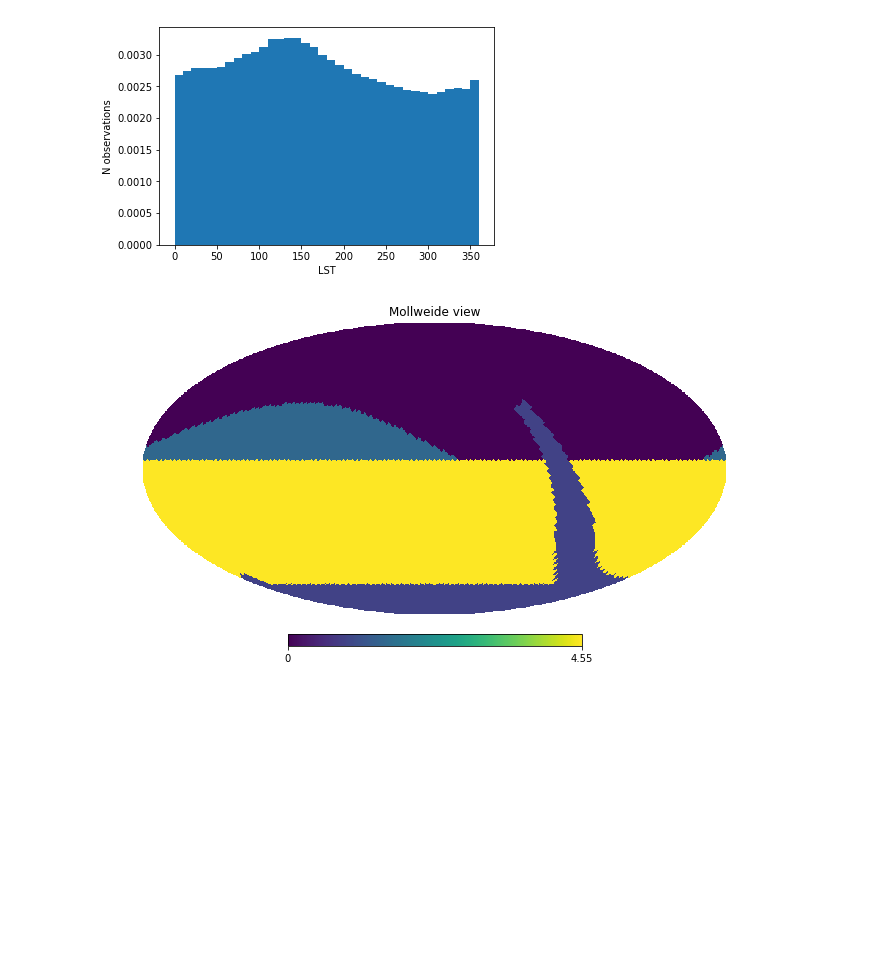
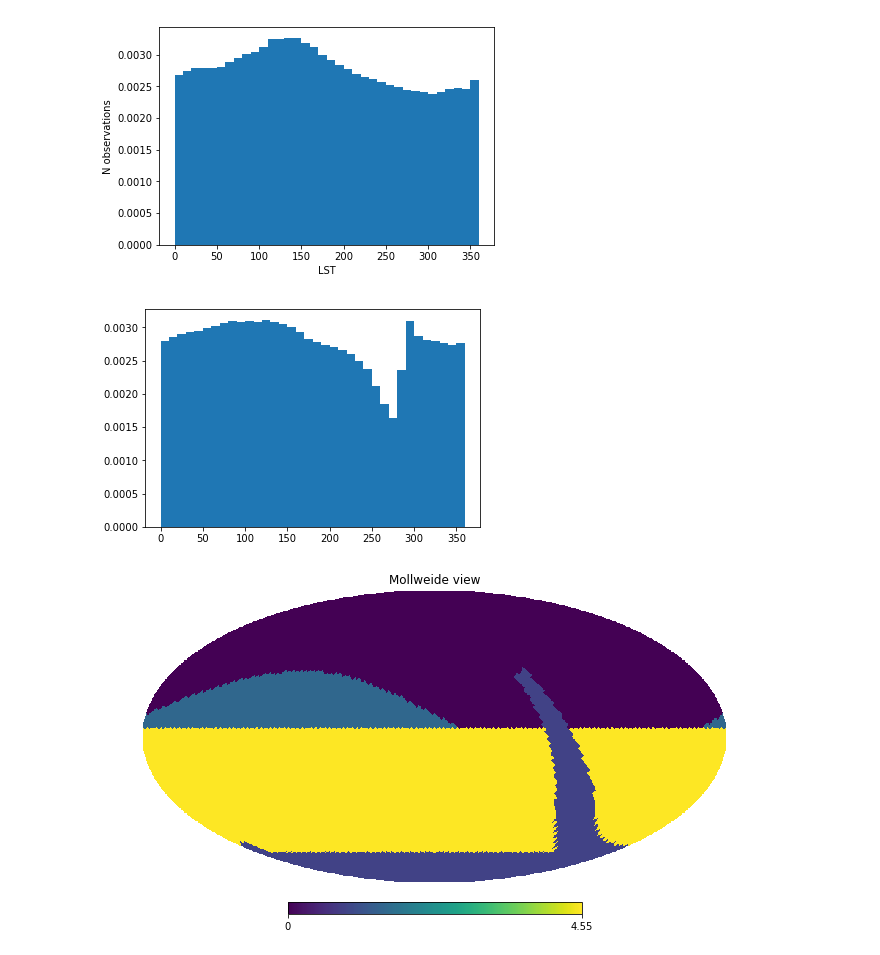
Before and after one commit to lsst-sims/sims_featureScheduler_runs1.4, a Jupyter notebook: notebooks/oversubscribed.ipynb, the cells around one changed output. Saved outputs shown, nothing was run; the diff lists cells and outputs as text; code cells hidden in the pictures; blank space fills up the shorter version.

```diff
--- a/notebooks/oversubscribed.ipynb
+++ b/notebooks/oversubscribed.ipynb
@@ -21,6 +21,10 @@ plt.ylabel('N observations')
 # %% [output]
 <matplotlib.text.Text at 0x...>
 [figure]
+# %%
+ack_ra =  plt.hist(df['fieldRA'], bins=bins, normed=True)
+# %% [output]
+[figure, added]
 # %%
 nside = 32
 sg = standard_goals(nside=nside)
```
Also changed, not shown: parts of 2 cells of this notebook.
